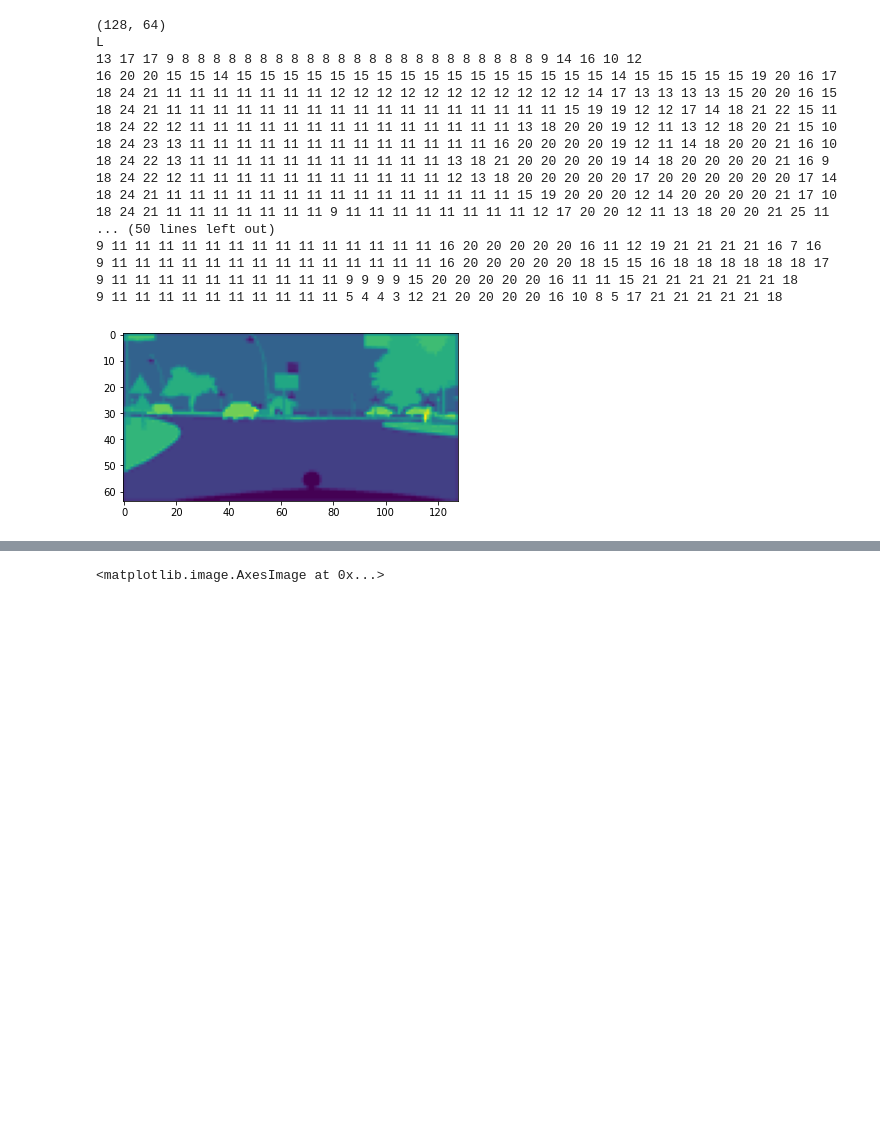
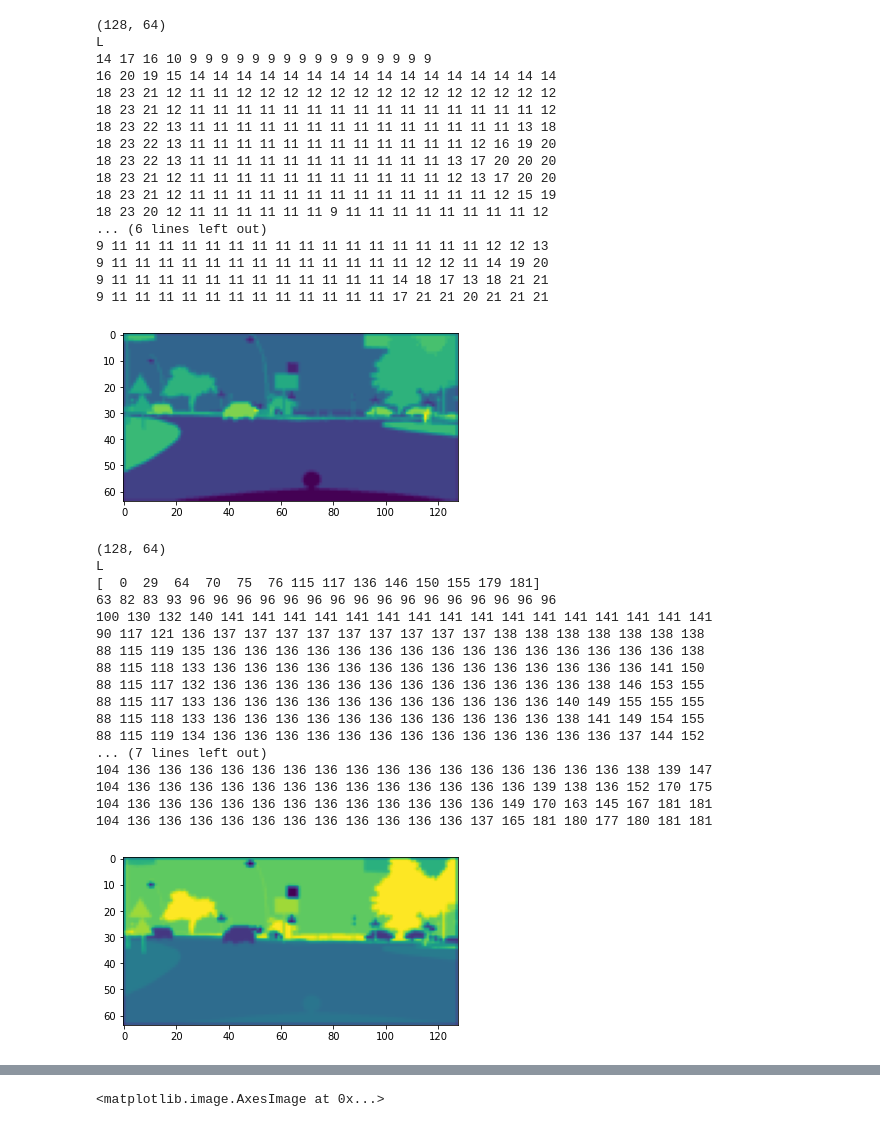
Before and after one commit to kondounagi/ai-edge-contest-4th, a Jupyter notebook: models/Fast-SCNN-pytorch/index-value.ipynb, the cells around one changed output, grey strips where cells are left out. Saved outputs shown, nothing was run; the diff lists cells and outputs as text; code cells hidden in the pictures; blank space fills up the shorter version.

```diff
--- a/models/Fast-SCNN-pytorch/index-value.ipynb
+++ b/models/Fast-SCNN-pytorch/index-value.ipynb
@@ -24,31 +20,73 @@ print(mask_city)
 # %%
-mask_city_down = mask_city.resize((128, 64))
+mask_city_down = mask_city.resize((128, 64), Image.BILINEAR)
 print(mask_city_down.size)
 print(mask_city.mode)
+
 plt.imshow(np.array(mask_city_down))
-for i in range(64):
-    for j in range(32):
+
+for i in range(20):
+    for j in range(20):
         print(mask_city_down.getpixel((i, j)), end=' ')
     print()
 # %% [output]
 (128, 64)
 L
-13 17 17 9 8 8 8 8 8 8 8 8 8 8 8 8 8 8 8 8 8 8 8 8 8 8 8 9 14 16 10 12
-16 20 20 15 15 14 15 15 15 15 15 15 15 15 15 15 15 15 15 15 15 15 14 15 15 15 15 15 19 20 16 17
-18 24 21 11 11 11 11 11 11 11 12 12 12 12 12 12 12 12 12 12 12 14 17 13 13 13 13 15 20 20 16 15
-18 24 21 11 11 11 11 11 11 11 11 11 11 11 11 11 11 11 11 11 15 19 19 12 12 17 14 18 21 22 15 11
-18 24 22 12 11 11 11 11 11 11 11 11 11 11 11 11 11 11 13 18 20 20 19 12 11 13 12 18 20 21 15 10
-18 24 23 13 11 11 11 11 11 11 11 11 11 11 11 11 11 16 20 20 20 20 19 12 11 14 18 20 20 21 16 10
-18 24 22 13 11 11 11 11 11 11 11 11 11 11 11 13 18 21 20 20 20 20 19 14 18 20 20 20 20 21 16 9
-18 24 22 12 11 11 11 11 11 11 11 11 11 11 11 12 13 18 20 20 20 20 20 17 20 20 20 20 20 20 17 14
-18 24 21 11 11 11 11 11 11 11 11 11 11 11 11 11 11 11 15 19 20 20 20 12 14 20 20 20 20 21 17 10
-18 24 21 11 11 11 11 11 11 11 9 11 11 11 11 11 11 11 11 12 17 20 20 12 11 13 18 20 20 21 25 11
-... (50 lines left out)
-9 11 11 11 11 11 11 11 11 11 11 11 11 11 11 16 20 20 20 20 20 16 11 12 19 21 21 21 21 16 7 16
-9 11 11 11 11 11 11 11 11 11 11 11 11 11 11 16 20 20 20 20 20 18 15 15 16 18 18 18 18 18 18 17
-9 11 11 11 11 11 11 11 11 11 11 9 9 9 9 15 20 20 20 20 20 16 11 11 15 21 21 21 21 21 21 18
-9 11 11 11 11 11 11 11 11 11 11 5 4 4 3 12 21 20 20 20 20 16 10 8 5 17 21 21 21 21 21 18
+14 17 16 10 9 9 9 9 9 9 9 9 9 9 9 9 9 9 9 9
+16 20 19 15 14 14 14 14 14 14 14 14 14 14 14 14 14 14 14 14
+18 23 21 12 11 11 12 12 12 12 12 12 12 12 12 12 12 12 12 12
+18 23 21 12 11 11 11 11 11 11 11 11 11 11 11 11 11 11 11 12
+18 23 22 13 11 11 11 11 11 11 11 11 11 11 11 11 11 11 13 18
+18 23 22 13 11 11 11 11 11 11 11 11 11 11 11 11 12 16 19 20
+18 23 22 13 11 11 11 11 11 11 11 11 11 11 11 13 17 20 20 20
+18 23 21 12 11 11 11 11 11 11 11 11 11 11 11 12 13 17 20 20
+18 23 21 12 11 11 11 11 11 11 11 11 11 11 11 11 11 12 15 19
+18 23 20 12 11 11 11 11 11 11 9 11 11 11 11 11 11 11 11 12
+... (6 lines left out)
+9 11 11 11 11 11 11 11 11 11 11 11 11 11 11 11 11 12 12 13
+9 11 11 11 11 11 11 11 11 11 11 11 11 11 12 12 11 14 19 20
+9 11 11 11 11 11 11 11 11 11 11 11 11 14 18 17 13 18 21 21
+9 11 11 11 11 11 11 11 11 11 11 11 11 17 21 21 20 21 21 21
 [figure]
+# %%
+city2sig_pallette = np.array([0, 70, 0, 0, 0,
+                              0, 0, 64, 179, 0,
+                              0, 136, 122, 122, 0,
+                              0, 0, 146, 0, 226,
+                              155, 181, 75, 115, 76,
+                              117, 29, 69, 183, 0,
+                              0, 82, 117, 150, 0, 0])
+sig_im = Image.fromarray(np.uint8(np.maximum(0, city2sig_pallette[np.asarray(mask_city).ravel()]).reshape(1024, 2048))).convert('L')
+plt.imshow(sig_im)
+
+sig_im_down = sig_im.resize((128, 64), Image.BILINEAR)
+print(sig_im_down.size)
+print(sig_im.mode)
+print(np.unique(np.asarray(sig_im).ravel()))
+plt.imshow(np.array(sig_im_down))
+
+for i in range(20):
+    for j in range(20):
+        print(sig_im_down.getpixel((i, j)), end=' ')
+    print()
+# %% [output]
+(128, 64)
+L
+[  0  29  64  70  75  76 115 117 136 146 150 155 179 181]
+63 82 83 93 96 96 96 96 96 96 96 96 96 96 96 96 96 96 96 96
+100 130 132 140 141 141 141 141 141 141 141 141 141 141 141 141 141 141 141 141
+90 117 121 136 137 137 137 137 137 137 137 137 137 138 138 138 138 138 138 138
+88 115 119 135 136 136 136 136 136 136 136 136 136 136 136 136 136 136 136 138
+88 115 118 133 136 136 136 136 136 136 136 136 136 136 136 136 136 136 141 150
+88 115 117 132 136 136 136 136 136 136 136 136 136 136 136 136 138 146 153 155
+88 115 117 133 136 136 136 136 136 136 136 136 136 136 136 140 149 155 155 155
+88 115 118 133 136 136 136 136 136 136 136 136 136 136 136 138 141 149 154 155
+88 115 119 134 136 136 136 136 136 136 136 136 136 136 136 136 136 137 144 152
+... (7 lines left out)
+104 136 136 136 136 136 136 136 136 136 136 136 136 136 136 136 136 138 139 147
+104 136 136 136 136 136 136 136 136 136 136 136 136 136 139 138 136 152 170 175
+104 136 136 136 136 136 136 136 136 136 136 136 136 149 170 163 145 167 181 181
+104 136 136 136 136 136 136 136 136 136 136 136 137 165 181 180 177 180 181 181
+[figure, added]
 # %%
 print(mask_sig.size)
 plt.imshow(np.array(mask_sig.convert('L')))
```
Also changed, not shown: parts of 9 cells of this notebook, 10 other files.
